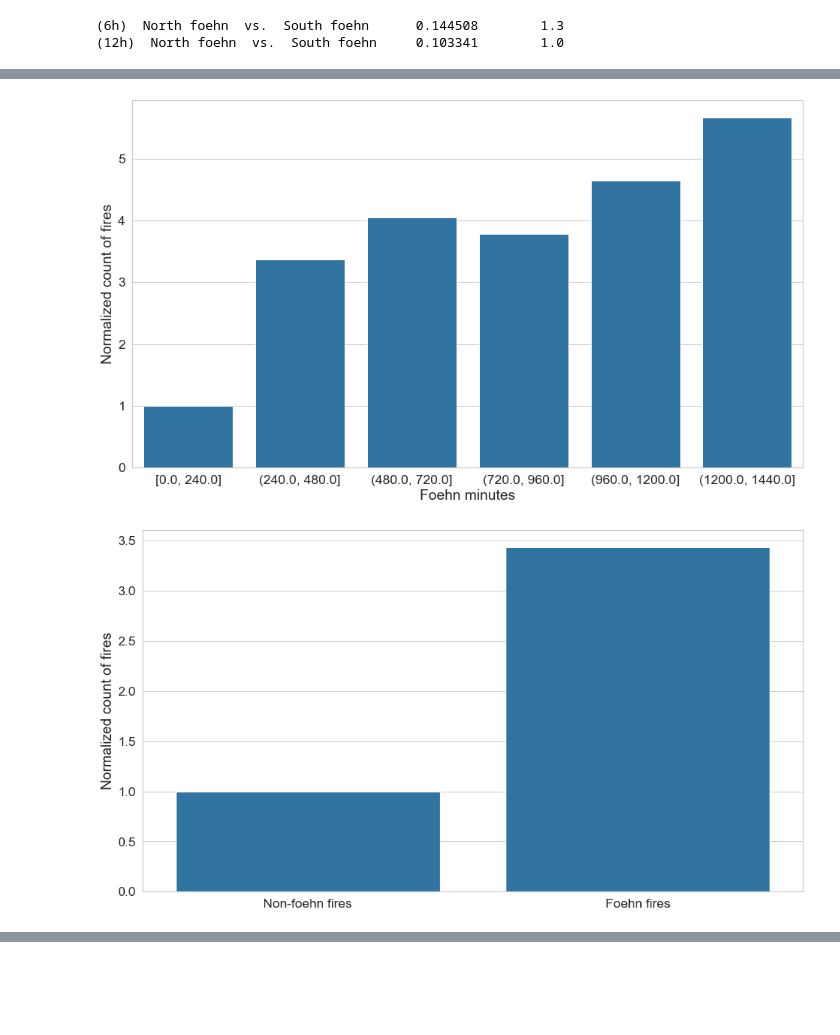
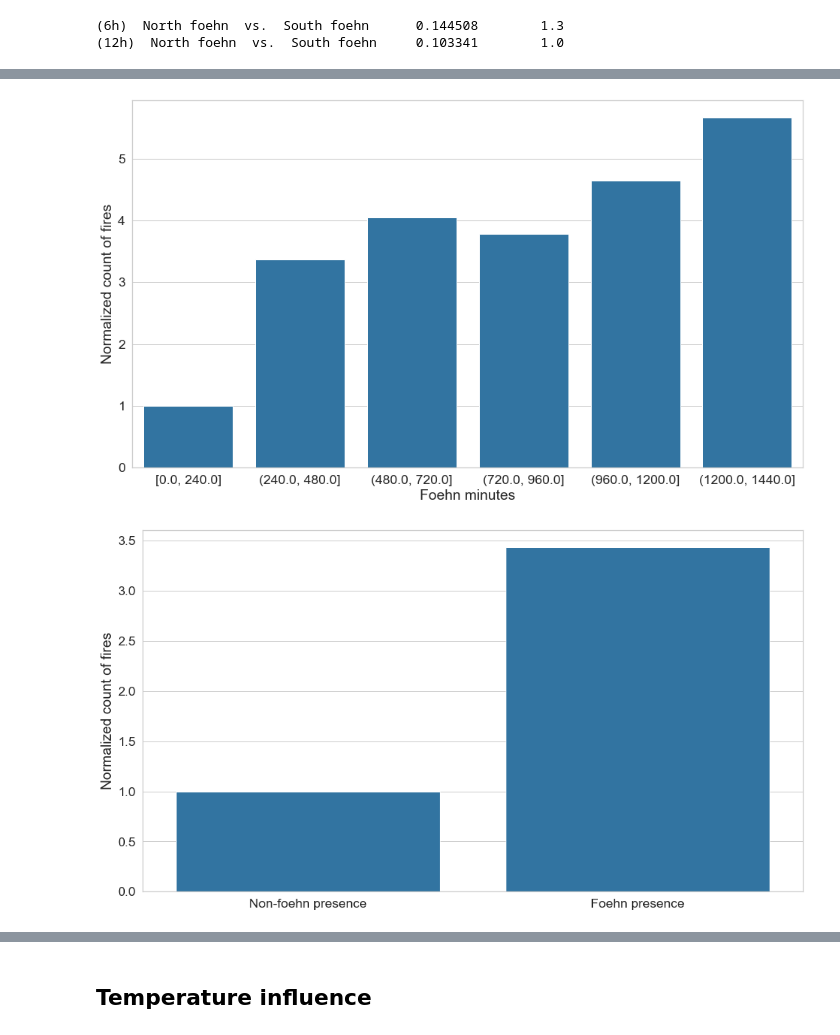
Before and after one commit to ch-mon/foehn-fire-impact, a Jupyter notebook: notebooks/data_exploration.ipynb, the cells around one changed output, grey strips where cells are left out. Cells and saved outputs as stored; diff of their text form; code cells hidden in the pictures; blank space fills up the shorter version.

```diff
--- a/notebooks/data_exploration.ipynb
+++ b/notebooks/data_exploration.ipynb
@@ -172,8 +170,8 @@ df_foehn = context.catalog.load("foehn_data_prepared")
 # %%
 # Before fire start
 for hour in [24,48]:
-    plot_binned_burned_area_before_fire_start(df, df_foehn=df_foehn.filter(regex="foehn"), hours=hour)
+    plot_binned_fire_count_before_fire_start(df, df_foehn=df_foehn.filter(regex="foehn"), hours=hour)
 # %% [output]
 [figure]
-[figure, old version]
+[figure, new version]
 [figure]
@@ -181,3 +179,5 @@ for hour in [24,48]:
+# %% [markdown]
+## Temperature influence
 # %%
 stations = [colname[0:3] for colname in df_foehn.filter(regex="foehn").columns]
 north_foehn_stations = ["LUG", "OTL", "MAG", "COM", "GRO", "SBO", "PIO", "CEV", "ROB", "VIO"]
```
Also changed, not shown: parts of 18 cells of this notebook, 18 other files.
